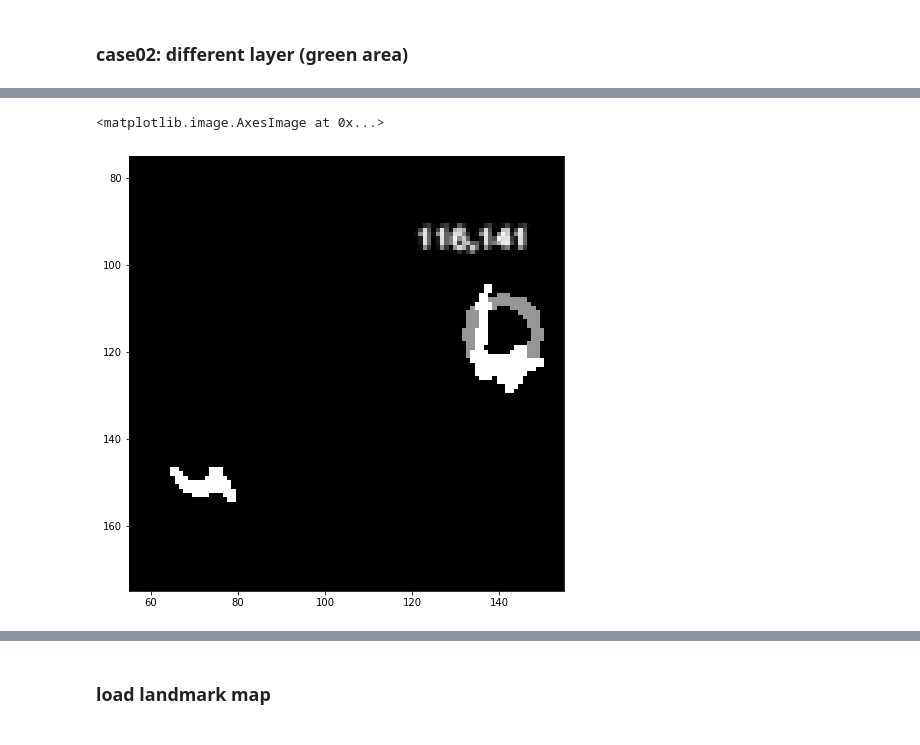
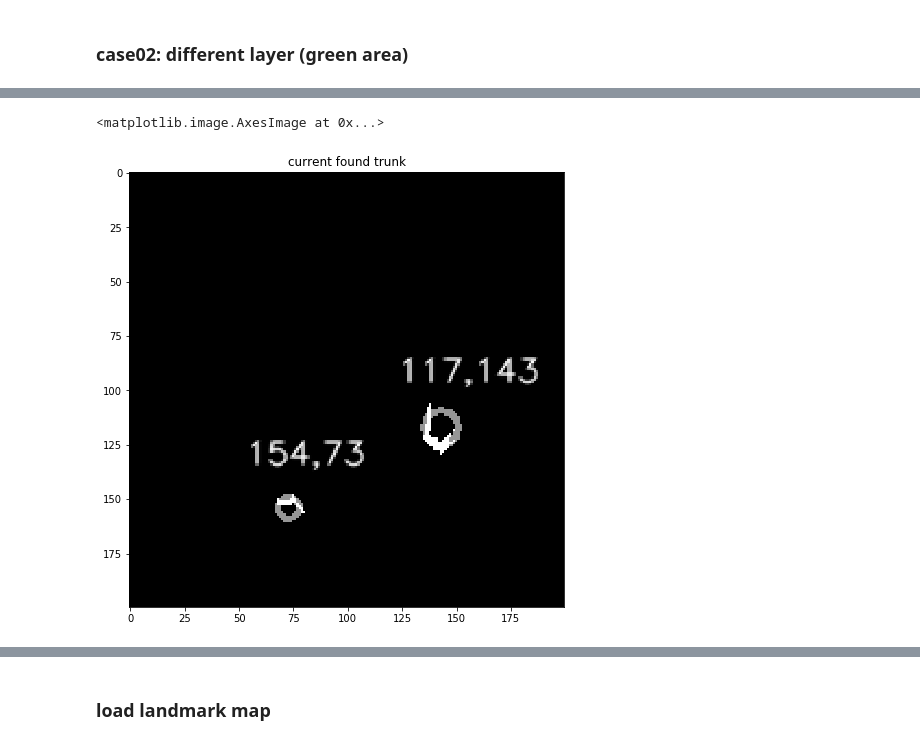
Before and after one commit to Chen-Yu-Qiang/mapping_explorer, a Jupyter notebook: jupyterNotebook/Automatic_tree_detection.ipynb, the cells around one changed output, grey strips where cells are left out. Saved outputs shown, nothing was run; the diff lists cells and outputs as text; code cells hidden in the pictures.

```diff
--- a/jupyterNotebook/Automatic_tree_detection.ipynb
+++ b/jupyterNotebook/Automatic_tree_detection.ipynb
@@ -236,6 +215,0 @@ k = k @ np.ones((k.shape[1],1))
-# %%
-centre_x = k[0][0]/(-2)
-centre_y = k[1][0]/(-2)
-radius_r = np.sqrt(centre_x*centre_x+centre_y*centre_y-k[2][0])
-print(centre_x, centre_y, radius_r)
-print(int(centre_x), int(centre_y), int(radius_r+0.5))
@@ -480,9 +215,0 @@ plt.ylim((175,75))
-# %%
-hieght_or = hieght_or.astype('uint8')
-kernel = np.ones((2,2), np.uint8)
-hieght_or = cv2.dilate(hieght_or,kernel,iterations = 1)
-
-fig.ax = plt.subplots(figsize=(5,5))
-plt.xlim((55,155))
-plt.ylim((175,75))
-plt.imshow(cv2.cvtColor(hieght_or, cv2.COLOR_BGR2RGB))
@@ -498,38 +216,47 @@ centre_y_list = []
 # %%
-A = []
-for x in range(int(10/0.05)):
-    for y in range(int(10/0.05)):
-        if labels[x][y] == 1:
-            A.append(np.array([-x/(x*x+y*y), -y/(x*x+y*y), -1/(x*x+y*y)]))
-A = np.asarray(A)
-print(A.shape)
+num_objects, labels = cv2.connectedComponents(hieght_or)
+centre_x_list = []
+centre_y_list = []
+circle_bd = np.zeros(hieght_or.shape, dtype=np.uint8)
+print('>>>>num_objects:',num_objects)
+for i in range(num_objects-1):
+    A = []
+    for x in range(200):
+        for y in range(200):
+            if labels[x][y] == i+1:
+                A.append(np.array([-x/(x*x+y*y), -y/(x*x+y*y), -1/(x*x+y*y)]))
+    A = np.asarray(A)
+    print('# of points: ',A.shape)
+    if A.shape[0] < 10:
+        continue
 
-k = np.linalg.inv(A.T @ A)
-k = k @ A.T
-k = k @ np.ones((k.shape[1],1))
-# print(k)
+    k = np.linalg.inv(A.T @ A)
+    k = k @ A.T
+    k = k @ np.ones((k.shape[1],1))
+    centre_x = k[0][0]/(-2)
+    centre_y = k[1][0]/(-2)
+    radius_r = np.sqrt(centre_x*centre_x+centre_y*centre_y-k[2][0])
+    print('x,y,r: ', int(centre_x+0.5), int(centre_y+0.5), int(radius_r+0.5))
 
-centre_x = k[0][0]/(-2)
-centre_y = k[1][0]/(-2)
-radius_r = np.sqrt(centre_x*centre_x+centre_y*centre_y-k[2][0])
-print(centre_x, centre_y, radius_r)
-print(int(centre_x+0.5), int(centre_y+0.5), int(radius_r+0.5))
+    cv2.circle(circle_bd,(int(centre_y+0.5), int(centre_x+0.5)), int(radius_r+0.5), 150, 2)
 
-centre_x_list.append(int(centre_x+0.5))
-centre_y_list.append(int(centre_y+0.5))
+    centre_x_list.append(int(centre_x+0.5))
+    centre_y_list.append(int(centre_y+0.5))
 
-circle_bd = np.zeros(hieght_or.shape, dtype=np.uint8)
-cv2.circle(circle_bd,(int(centre_y), int(centre_x)), int(radius_r+0.5), 150, 2)
+    cv2.putText(circle_bd, #numpy array on which text is written
+                str(int(centre_x+0.5))+','+str(int(centre_y+0.5)), #text
+                (int(centre_y)-20,int(centre_x)-20), #position at which writing has to start
+                cv2.FONT_HERSHEY_SIMPLEX, #font family
+                0.5, #font size
+                255, #font color
+                1, cv2.LINE_AA) #font stroke
 circle_bd[hieght_or==255]=255
-cv2.putText(circle_bd, #numpy array on which text is written
-            str(int(centre_x))+','+str(int(centre_y)), #text
-            (int(centre_y)-20,int(centre_x)-20), #position at which writing has to start
-            cv2.FONT_HERSHEY_SIMPLEX, #font family
-            0.2, #font size
-            255, #font color
-            1, cv2.LINE_AA) #font stroke
-fig.ax = plt.subplots(figsize=(8,8))
-plt.xlim((55,155))
-plt.ylim((175,75))
+centre_x_list = np.asarray(centre_x_list)
+centre_y_list = np.asarray(centre_y_list)
+
+fig3 = plt.figure(figsize=(8,8))
+plt.title('current found trunk')
+# plt.xlim((25,85))
+# plt.ylim((125,65))
 plt.imshow(cv2.cvtColor(circle_bd, cv2.COLOR_BGR2RGB))
 # %% [output]
@@ -539,2 +269,2 @@ plt.imshow(cv2.cvtColor(circle_bd, cv2.COLOR_BGR2RGB))
 <matplotlib.image.AxesImage at 0x...>
-[figure, old version]
+[figure, new version]
```
Also changed, not shown: parts of 59 cells of this notebook, 56 other files.
